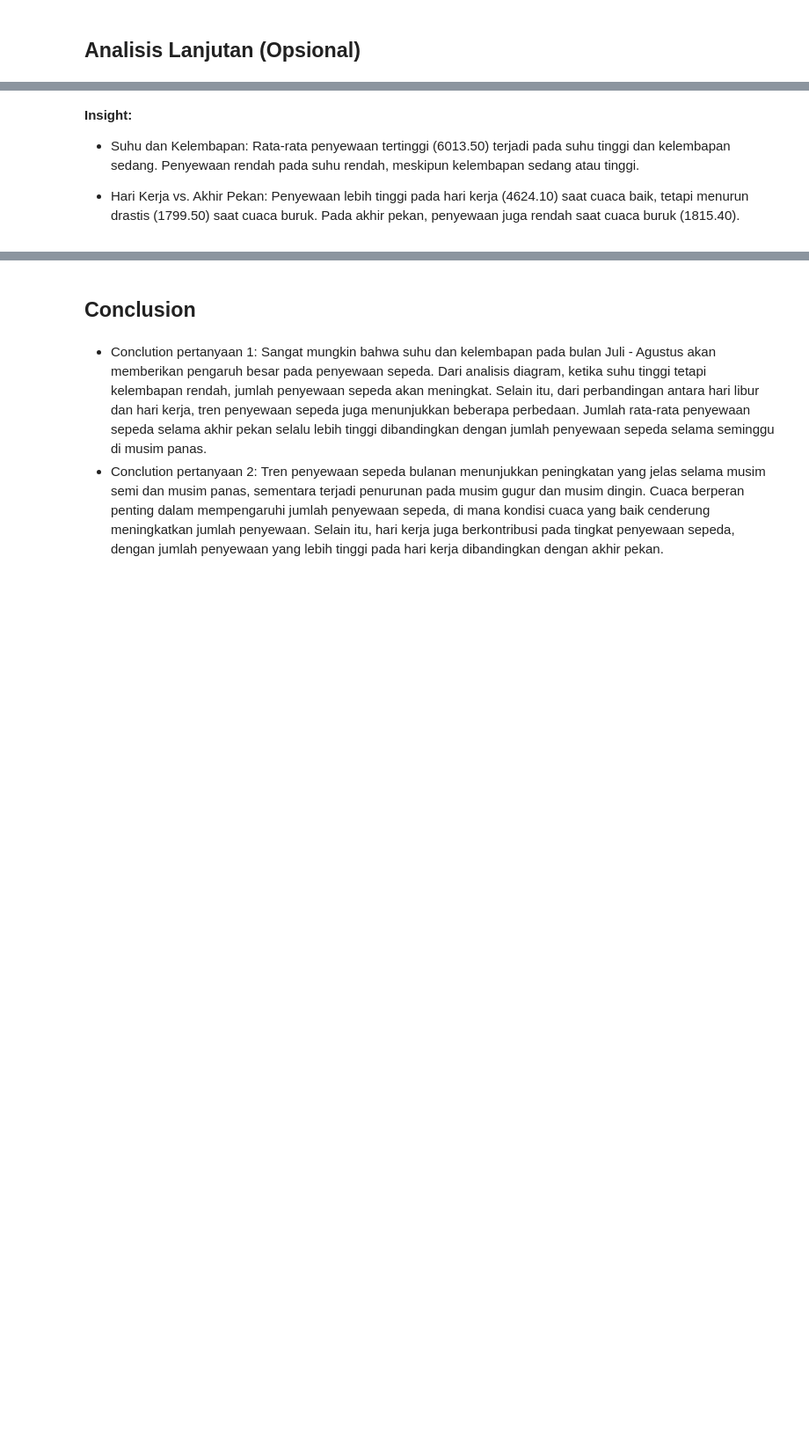
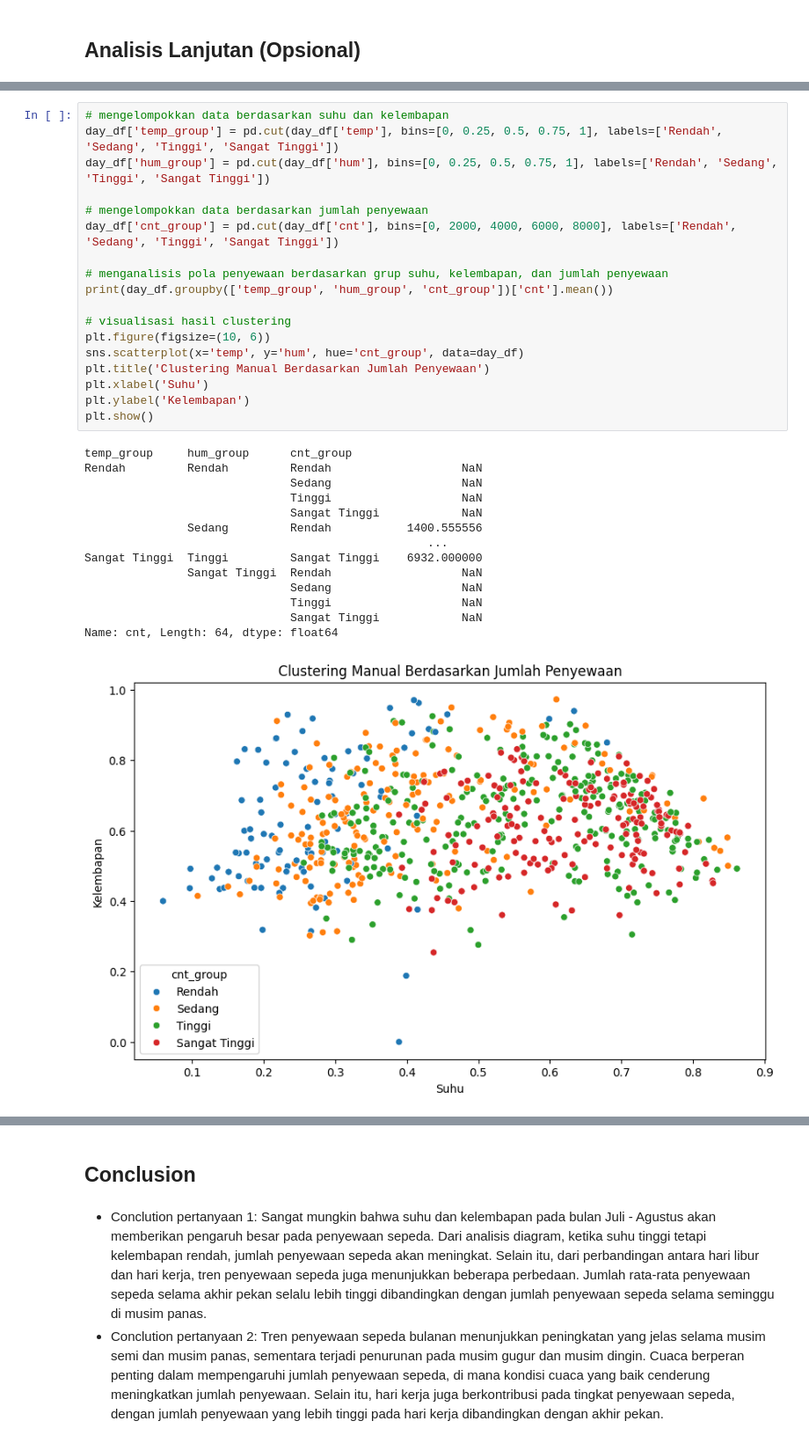
Before and after one commit to maru42/Analisis-Data-Bike-Sharing, a Jupyter notebook: Proyek_Analisis_Data_Bike_Sharing.ipynb, the cells around one changed output, grey strips where cells are left out. Shown: that part at 88% size. Drawn from its saved outputs; the diff is of its cells as text; blank space fills up the shorter version.

```diff
--- a/Proyek_Analisis_Data_Bike_Sharing.ipynb
+++ b/Proyek_Analisis_Data_Bike_Sharing.ipynb
@@ -292,9 +259,33 @@ plt.show()
-# %% [markdown]
-**Insight:**
-- Suhu dan Kelembapan:
-Rata-rata penyewaan tertinggi (6013.50) terjadi pada suhu tinggi dan kelembapan sedang.
-Penyewaan rendah pada suhu rendah, meskipun kelembapan sedang atau tinggi.
-
-- Hari Kerja vs. Akhir Pekan:
-Penyewaan lebih tinggi pada hari kerja (4624.10) saat cuaca baik, tetapi menurun drastis (1799.50) saat cuaca buruk.
-Pada akhir pekan, penyewaan juga rendah saat cuaca buruk (1815.40).
+# %%
+# mengelompokkan data berdasarkan suhu dan kelembapan
+day_df['temp_group'] = pd.cut(day_df['temp'], bins=[0, 0.25, 0.5, 0.75, 1], labels=['Rendah', 'Sedang', 'Tinggi', 'Sangat Tinggi'])
+day_df['hum_group'] = pd.cut(day_df['hum'], bins=[0, 0.25, 0.5, 0.75, 1], labels=['Rendah', 'Sedang', 'Tinggi', 'Sangat Tinggi'])
+
+# mengelompokkan data berdasarkan jumlah penyewaan
+day_df['cnt_group'] = pd.cut(day_df['cnt'], bins=[0, 2000, 4000, 6000, 8000], labels=['Rendah', 'Sedang', 'Tinggi', 'Sangat Tinggi'])
+
+# menganalisis pola penyewaan berdasarkan grup suhu, kelembapan, dan jumlah penyewaan
+print(day_df.groupby(['temp_group', 'hum_group', 'cnt_group'])['cnt'].mean())
+
+# visualisasi hasil clustering
+plt.figure(figsize=(10, 6))
+sns.scatterplot(x='temp', y='hum', hue='cnt_group', data=day_df)
+plt.title('Clustering Manual Berdasarkan Jumlah Penyewaan')
+plt.xlabel('Suhu')
+plt.ylabel('Kelembapan')
+plt.show()
+# %% [output]
+temp_group     hum_group      cnt_group
+Rendah         Rendah         Rendah                   NaN
+                              Sedang                   NaN
+                              Tinggi                   NaN
+                              Sangat Tinggi            NaN
+               Sedang         Rendah           1400.555556
+                                                  ...
+Sangat Tinggi  Tinggi         Sangat Tinggi    6932.000000
+               Sangat Tinggi  Rendah                   NaN
+                              Sedang                   NaN
+                              Tinggi                   NaN
+                              Sangat Tinggi            NaN
+Name: cnt, Length: 64, dtype: float64
+[figure, added]
```
Also changed, not shown: parts of 13 cells of this notebook.
